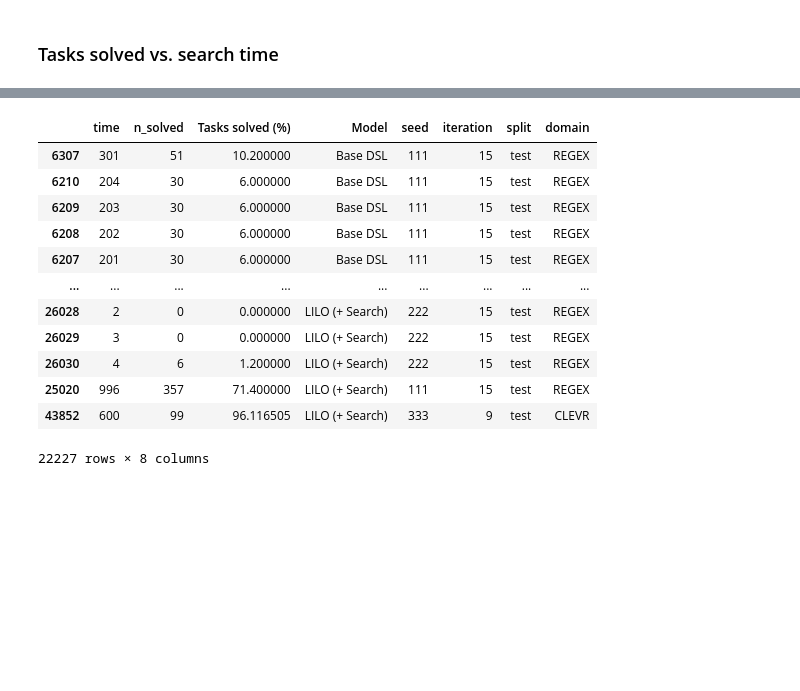
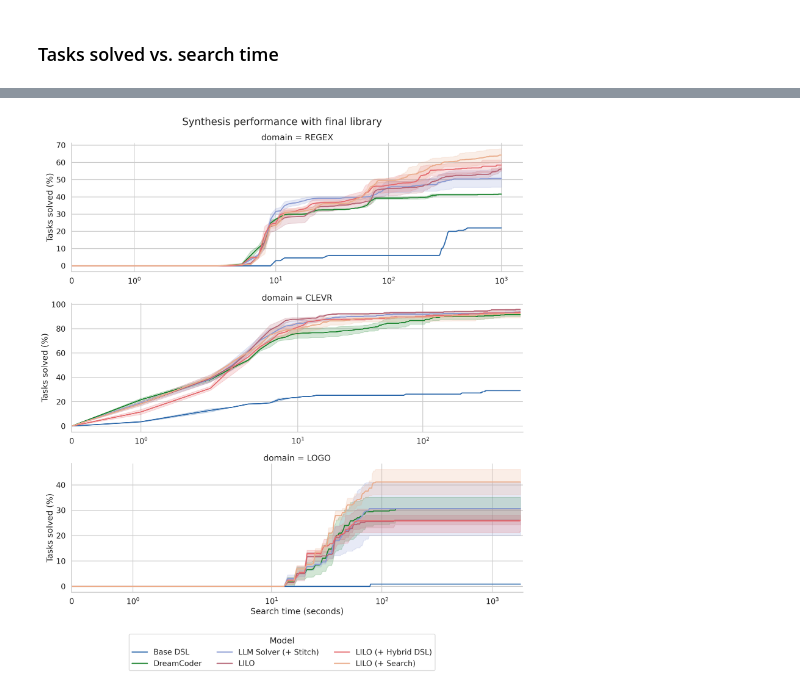
Before and after one commit to gabegrand/lilo, a Jupyter notebook: analysis/analyze_library_evaluation.ipynb, the cells around one changed output, grey strips where cells are left out. Drawn from its saved outputs; the diff is of its cells as text; code cells hidden in the pictures; blank space fills up the shorter version.

```diff
--- a/analysis/analyze_library_evaluation.ipynb
+++ b/analysis/analyze_library_evaluation.ipynb
@@ -62,19 +62,32 @@ df_search_time["experiment_type"] = df_search_time["experiment_type"].replace({"
-# %%
-analyzer.format_dataframe_camera(df_search_time[df_search_time.split == "test"])
-# %% [output]
-|  | time | n_solved | Tasks solved (%) | Model | seed | iteration | split | domain |
-| 6307 | 301 | 51 | 10.200000 | Base DSL | 111 | 15 | test | REGEX |
-| 6210 | 204 | 30 | 6.000000 | Base DSL | 111 | 15 | test | REGEX |
-| 6209 | 203 | 30 | 6.000000 | Base DSL | 111 | 15 | test | REGEX |
-| 6208 | 202 | 30 | 6.000000 | Base DSL | 111 | 15 | test | REGEX |
-| 6207 | 201 | 30 | 6.000000 | Base DSL | 111 | 15 | test | REGEX |
-| ... | ... | ... | ... | ... | ... | ... | ... | ... |
-| 26028 | 2 | 0 | 0.000000 | LILO (+ Search) | 222 | 15 | test | REGEX |
-| 26029 | 3 | 0 | 0.000000 | LILO (+ Search) | 222 | 15 | test | REGEX |
-| 26030 | 4 | 6 | 1.200000 | LILO (+ Search) | 222 | 15 | test | REGEX |
-| 25020 | 996 | 357 | 71.400000 | LILO (+ Search) | 111 | 15 | test | REGEX |
-| 43852 | 600 | 99 | 96.116505 | LILO (+ Search) | 333 | 9 | test | CLEVR |
-22227 rows × 8 columns
+# %%
+with sns.plotting_context("talk", font_scale=1):
+    g = sns.relplot(
+        data=analyzer.format_dataframe_camera(df_search_time[df_search_time.split == "test"]),
+        kind="line",
+        row="domain",
+        row_order = list(analyzer.DOMAIN_NAMES_CAMERA.values()),
+        x="time",
+        y=analyzer.COL_NAMES_CAMERA["percent_solved"],
+        hue=analyzer.COL_NAMES_CAMERA["experiment_type"],
+        errorbar="se",
+        # errorbar="sd",
+        facet_kws={'sharex': False, 'sharey': False, "legend_out": False},
+        palette=analyzer.EXPERIMENT_TYPES_PALETTE,
+        aspect=3.0,
+    )
+
+    for ax in g.axes.flatten():
+        ax.set(xscale='symlog', xlim=(0., None))
+    ax.set(xlabel="Search time (seconds)")
+
+    # Move legend to bottom
+    sns.move_legend(g, loc="lower center", ncol=3, bbox_to_anchor=(0.5, -0.1))
+
+    plt.suptitle(f"Synthesis performance with final library", x=0.5, y=1.015);
+
+    plt.savefig(os.path.join(FIGURES_DIR, "unconditional_synthesis.pdf"), dpi=300, bbox_inches="tight");
+# %% [output]
+[figure, added]
 # %%
 g = sns.relplot(
     data=analyzer.format_dataframe_camera(df_search_time[df_search_time.split == "test"]),
```
Also changed, not shown: parts of 4 cells of this notebook, 3 other files.
